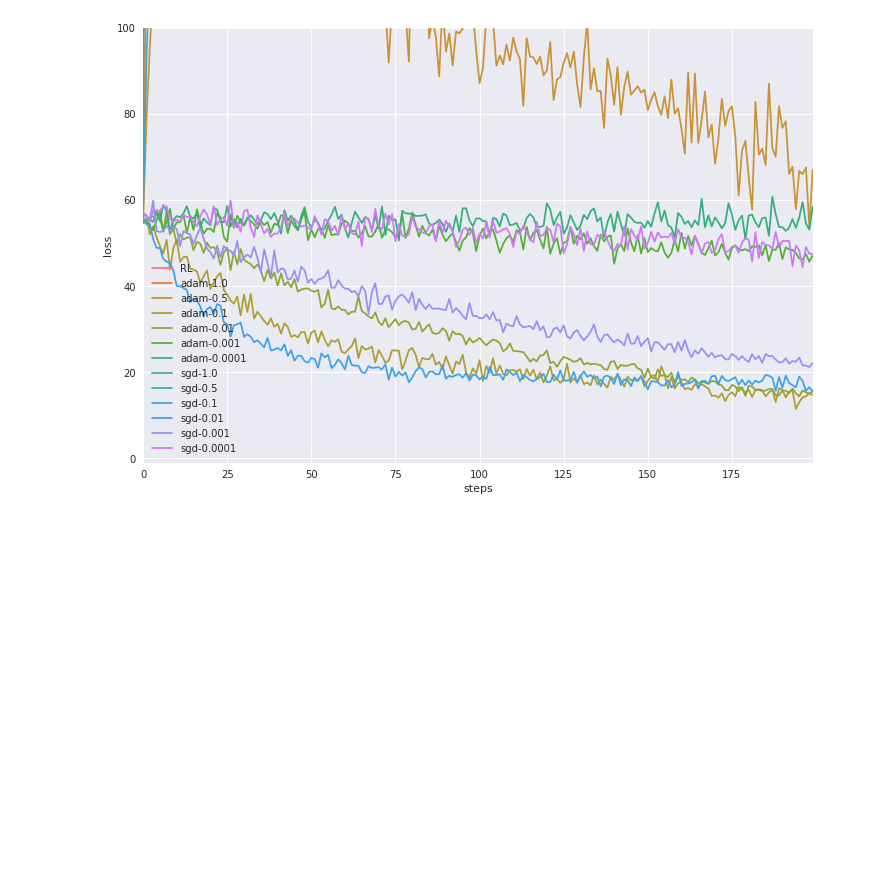
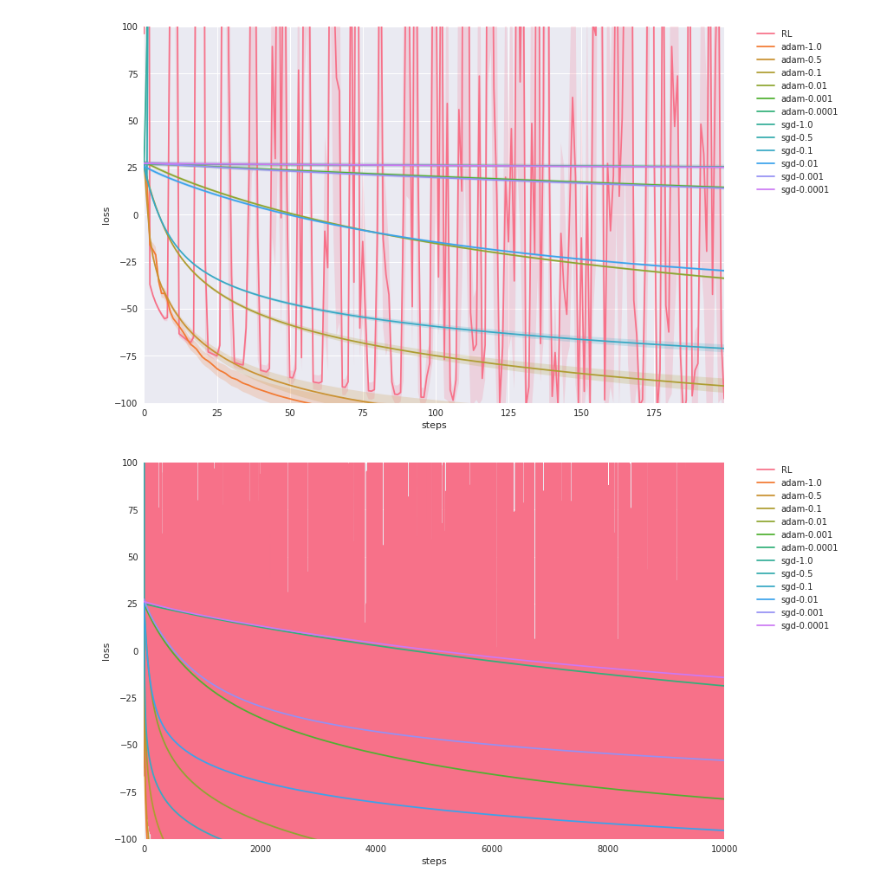
Before and after one commit to codeislife99/learning_to_optimize, a Jupyter notebook: notebooks/plots.ipynb, the cells around one changed output. Cells and saved outputs as stored; diff of their text form; code cells hidden in the pictures; blank space fills up the shorter version.

```diff
--- a/notebooks/plots.ipynb
+++ b/notebooks/plots.ipynb
@@ -8,43 +8,58 @@ def plot_data(x, mean, label, color):
     ax = sns.tsplot(data, condition=label, color=color)
     ax.set(xlabel='steps', ylabel='loss')
 
-env = 'logistic'
-steps = 200
-test_steps = 1000
-lr=0.01
-data_dir = f'../logs/{env}/lr_{lr}_bs_64_dim_100_hid_10_gamma_1_eps_10000_steps_{steps}/{test_steps}'
-save_path = f'{data_dir}/plot.pdf'
+
+def draw(env, steps, test_steps, lr, fig_no):
+    data_dir = f'../logs/{env}/lr_{lr}_bs_64_dim_100_hid_10_gamma_1_eps_10000_steps_{steps}/{test_steps}'
+    save_path = f'{data_dir}/plot.pdf'
 
 
 
 
-optims = ['adam', 'sgd']
-# base_lrs = [1.0, 0.5, 0.1, 0.01, 0.001, 1e-4]
-base_lrs = [1.0, 0.5, 0.1, 0.01, 0.001, 1e-4]
-x = np.arange(steps)
-palette = sns.color_palette("husl",  n_colors=15)
+    optims = ['adam', 'sgd']
+    # base_lrs = [1.0, 0.5, 0.1, 0.01, 0.001, 1e-4]
+    base_lrs = [1.0, 0.5, 0.1, 0.01, 0.001, 1e-4]
+    x = np.arange(steps)
+    palette = sns.color_palette("husl",  n_colors=15)
 
-n = 0
-pm =  f'{data_dir}/meta_func_vals.npy'
-m = np.load(pm)
+    n = 0
+    pm =  f'{data_dir}/meta_func_vals.npy'
+    m = np.load(pm)
 
-fig = plt.figure(0, figsize=(12,8))
-plt.ylim(-1, 100)
-plt.xlim(1, 201)
-if env == 'quadratic':
-    data = np.load(f'{data_dir}/optimal_value.npy')
-    ax = sns.tsplot(np.tile(data.reshape(-1, 1), (1, steps)), condition='optimal-value', color=palette[n])
+    fig = plt.figure(fig_no, figsize=(12,8))
+    plt.ylim(-100, 100)
+    plt.xlim(1, 201)
+    if env == 'quadratic':
+        data = np.load(f'{data_dir}/optimal_value.npy')
+        ax = sns.tsplot(np.tile(data.reshape(-1, 1), (1, steps)), condition='optimal-value', color=palette[n])
+        n+=1
+    plot_data(x=x, mean=m, label='RL', color=palette[n])
     n+=1
-plot_data(x=x, mean=m, label='RL', color=palette[n])
-n+=1
-for opt in optims:
-    for lr  in base_lrs:
-        pm =  f'{data_dir}/opt_{opt}_lr_{lr}_func_vals.npy'
-        m = np.load(pm)
-        plot_data(x=x, mean=m, label=f'{opt}-{lr}', color=palette[n])
-        n+=1
+    for opt in optims:
+        for lr  in base_lrs:
+            pm =  f'{data_dir}/opt_{opt}_lr_{lr}_func_vals.npy'
+            m = np.load(pm)
+            plot_data(x=x, mean=m, label=f'{opt}-{lr}', color=palette[n])
+            n+=1
 
-fig.savefig(save_path, bbox_inches='tight')
-fig.show()
+    plt.legend(bbox_to_anchor=(1.05, 1), loc=2, borderaxespad=0.)
+    fig.savefig(save_path, bbox_inches='tight')
+    fig.show()
-# %% [output]
-[figure, removed]
+# %%
+
+env = 'quadratic2'
+steps_l = [200]
+lr_l=[0.1, 0.01]
+# %%
+n=0
+for steps in steps_l:
+    for lr in lr_l:
+        draw(env=env, steps=steps, test_steps=steps, lr=lr, fig_no=n)
+        n+=1
+#         draw(env=env, steps=steps, test_steps=1000, lr=lr, fig_no=n)
+#         n+=1
+        draw(env=env, steps=steps, test_steps=10000, lr=lr, fig_no=n)
+        n+=1
+# %% [output]
+[figure, added]
+[figure, added]
```
Also changed, not shown: parts of 1 cell of this notebook, 4 other files.
